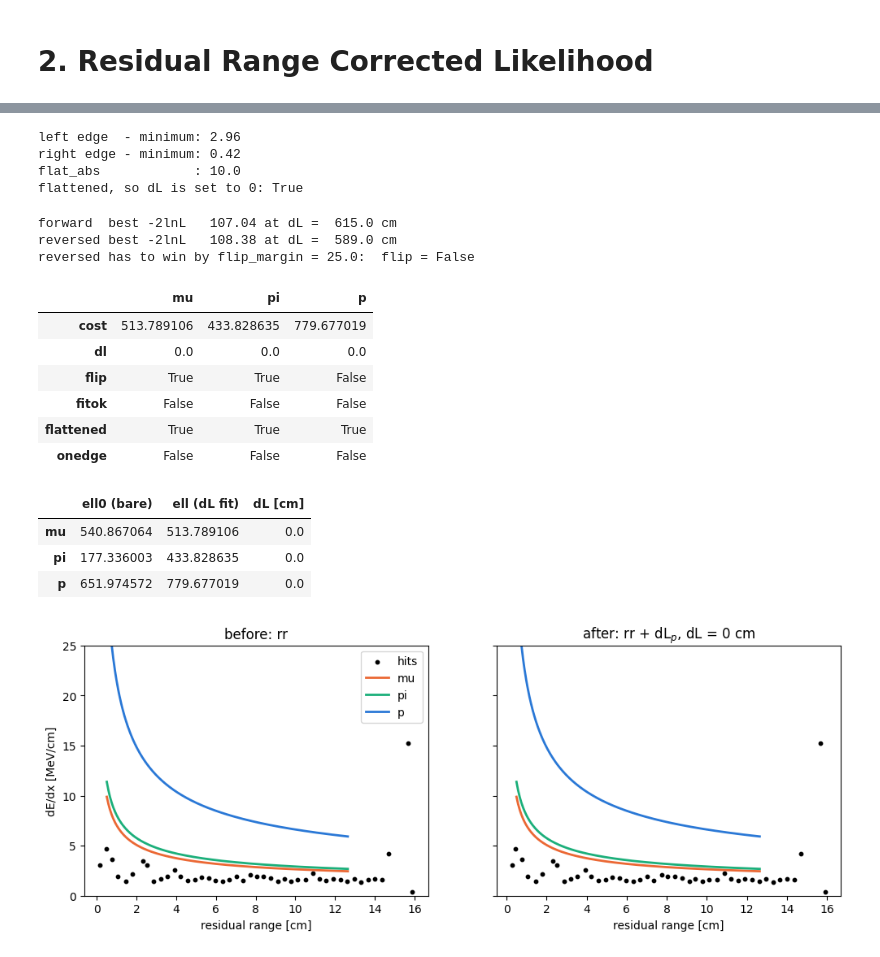
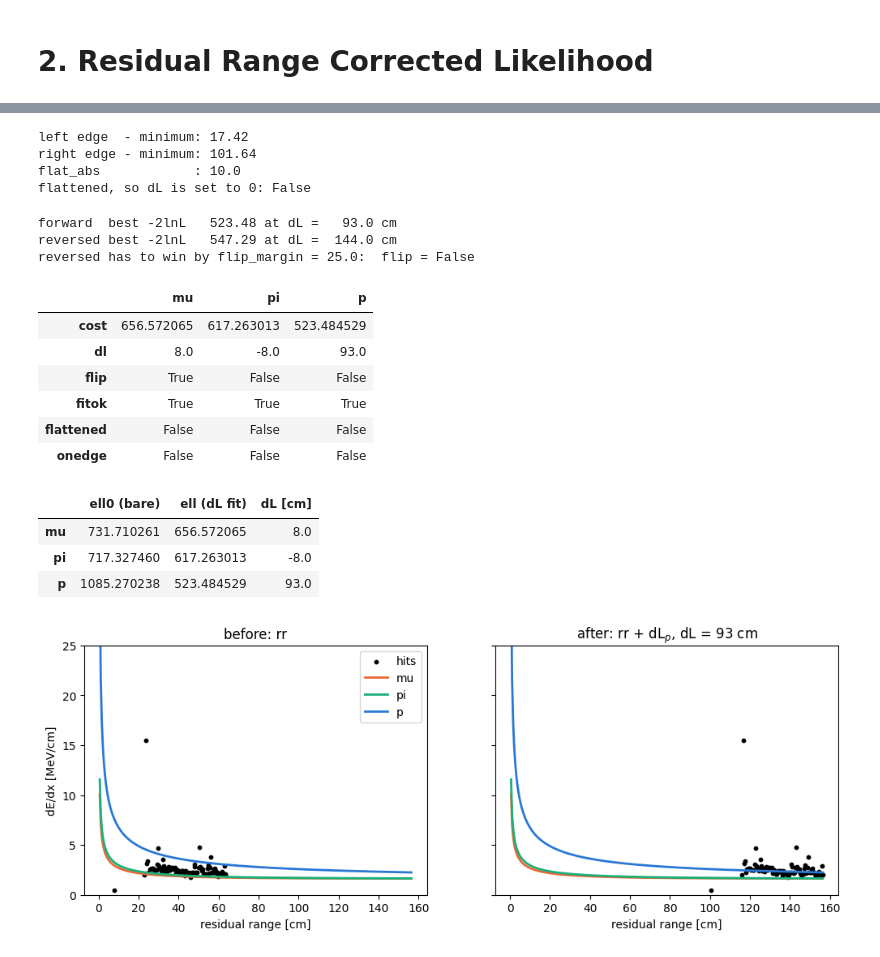
Before and after one commit to sungbinoh/cafpyana, a Jupyter notebook: analysis_village/ll_pid/likelihood_process.ipynb, the cells around one changed output, grey strips where cells are left out. Drawn from its saved outputs; the diff is of its cells as text; code cells hidden in the pictures.

```diff
--- a/analysis_village/ll_pid/likelihood_process.ipynb
+++ b/analysis_village/ll_pid/likelihood_process.ipynb
@@ -63,28 +65,28 @@ track (26, 9, 2, 0)   true pdg 2212
 reco length 16.4 cm,  reco end is 16.2 cm from the true end
 hits per plane: [11, 37, 46]
 # %%
-# file   = "/pnfs/sbnd/scratch/users/maxd/cafpyana_out/dfs/2026_10_16_124625__100k_MC_trkhit_run1gen2/100k_MC_trkhit_run1gen2_10.df"
-# params = llpid.LLPID_PARAMS
-# COLOR  = {"p": "#2a78d6", "mu": "#eb6834", "pi": "#1baf7a"}   # one colour per hypothesis in every plot
-# PDG, TRUE_HYP = 2212, "p"                                      # (13, "mu") or (211, "pi") for another species
+file   = "/pnfs/sbnd/scratch/users/maxd/cafpyana_out/dfs/2026_10_16_124625__100k_MC_trkhit_run1gen2/100k_MC_trkhit_run1gen2_10.df"
+params = llpid.LLPID_PARAMS
+COLOR  = {"p": "#2a78d6", "mu": "#eb6834", "pi": "#1baf7a"}   # one colour per hypothesis in every plot
+PDG, TRUE_HYP = 2212, "p"                                      # (13, "mu") or (211, "pi") for another species
 
-# evt     = pd.read_hdf(file, key="/evt_0")
-# hit_dfs = [pd.read_hdf(file, key=f"/hit{plane}_0") for plane in range(3)]
+evt     = pd.read_hdf(file, key="/evt_0")
+hit_dfs = [pd.read_hdf(file, key=f"/hit{plane}_0") for plane in range(3)]
 
-# # a contained, stopping track whose reco start is on the true start, but whose reco end stops
-# # 5-20 cm short of the true end: the rr correction should find that missing length
-# pdg       = evt["pfp", "trk", "truth", "p", "pdg"]
-# contained = evt["pfp", "trk", "truth", "p", "cont_tpc"] == 1
-# # stopped   = ~evt["pfp", "trk", "truth", "p", "end_process"].isin([7, 8, 9, 10])
-# start_dist = np.sqrt(sum((evt["pfp", "trk", "start", a] - evt["pfp", "trk", "truth", "p", "start", a])**2 for a in "xyz"))
-# end_dist   = np.sqrt(sum((evt["pfp", "trk", "end", a]   - evt["pfp", "trk", "truth", "p", "end", a])**2 for a in "xyz"))
-# good = (np.abs(pdg) == PDG) & contained  & (start_dist < 2) & (end_dist > 15) & (end_dist < 30) & (evt["pfp", "trk", "len"] > 30)
+# a contained, stopping track whose reco start is on the true start, but whose reco end stops
+# 5-20 cm short of the true end: the rr correction should find that missing length
+pdg       = evt["pfp", "trk", "truth", "p", "pdg"]
+contained = evt["pfp", "trk", "truth", "p", "cont_tpc"] == 1
+# stopped   = ~evt["pfp", "trk", "truth", "p", "end_process"].isin([7, 8, 9, 10])
+start_dist = np.sqrt(sum((evt["pfp", "trk", "start", a] - evt["pfp", "trk", "truth", "p", "start", a])**2 for a in "xyz"))
+end_dist   = np.sqrt(sum((evt["pfp", "trk", "end", a]   - evt["pfp", "trk", "truth", "p", "end", a])**2 for a in "xyz"))
+good = (np.abs(pdg) == PDG) & contained  & (start_dist < 2) & (end_dist > 15) & (end_dist < 30) & (evt["pfp", "trk", "len"] > 30)
 
-# trk    = evt.index[good][0]                                    # change [0] to look at another track
-# hitdfs = [df[df.index.droplevel(-1).isin([trk])] for df in hit_dfs]
-# print("track", trk, "  true pdg", pdg[trk])
-# print("reco length", round(evt["pfp", "trk", "len"][trk], 1), "cm,  reco end is", round(end_dist[trk], 1), "cm from the true end")
-# print("hits per plane:", [len(df) for df in hitdfs])
+trk    = evt.index[good][0]                                    # change [0] to look at another track
+hitdfs = [df[df.index.droplevel(-1).isin([trk])] for df in hit_dfs]
+print("track", trk, "  true pdg", pdg[trk])
+print("reco length", round(evt["pfp", "trk", "len"][trk], 1), "cm,  reco end is", round(end_dist[trk], 1), "cm from the true end")
+print("hits per plane:", [len(df) for df in hitdfs])
 # %% [output]
 track (43, 3, 1, 1)   true pdg 2212
 reco length 67.4 cm,  reco end is 22.7 cm from the true end
@@ -316,10 +318,10 @@ print("right edge - minimum:", round((edge_hi - ell_min)[0], 2))
 print("flat_abs            :", params["flat_abs"])
 print("flattened, so dL is set to 0:", ((edge_lo - ell_min) < params["flat_abs"])[0] or ((edge_hi - ell_min) < params["flat_abs"])[0])
 # %% [output]
-left edge  - minimum: 2.96
-right edge - minimum: 0.42
+left edge  - minimum: 17.42
+right edge - minimum: 101.64
 flat_abs            : 10.0
-flattened, so dL is set to 0: True
+flattened, so dL is set to 0: False
 # %%
 rev_ell, rev_dl, rev_zero = llpid._scan(planes, tables, hyp, coarse, fine, priors[hyp], len(tracks), flipped=True)
 fwd_min, rev_min = np.nanmin(fine_ell[:, 0]), np.nanmin(rev_ell[:, 0])
@@ -327,8 +329,8 @@ print(f"forward  best -2lnL {fwd_min:8.2f} at dL = {fine_dl[np.nanargmin(fine_el
 print(f"reversed best -2lnL {rev_min:8.2f} at dL = {rev_dl[np.nanargmin(rev_ell[:, 0]), 0]:6.1f} cm")
 print(f"reversed has to win by flip_margin = {params['flip_margin']}:  flip = {fwd_min - rev_min > params['flip_margin']}")
 # %% [output]
-forward  best -2lnL   107.04 at dL =  615.0 cm
-reversed best -2lnL   108.38 at dL =  589.0 cm
+forward  best -2lnL   523.48 at dL =   93.0 cm
+reversed best -2lnL   547.29 at dL =  144.0 cm
 reversed has to win by flip_margin = 25.0:  flip = False
 # %%
 fits = llpid._fit_dl(planes, tables, priors, dl_min, n_hits, params, llpid.HYPS)
@@ -336,11 +338,11 @@ pd.DataFrame({hyp: {name: fits[hyp][name][0] for name in ("cost", "dl", "flip",
               for hyp in llpid.HYPS})
 # %% [output]
 |  | mu | pi | p |
-| cost | 513.789106 | 433.828635 | 779.677019 |
-| dl | 0.0 | 0.0 | 0.0 |
-| flip | True | True | False |
-| fitok | False | False | False |
-| flattened | True | True | True |
+| cost | 656.572065 | 617.263013 | 523.484529 |
+| dl | 8.0 | -8.0 | 93.0 |
+| flip | True | False | False |
+| fitok | True | True | True |
+| flattened | False | False | False |
 | onedge | False | False | False |
 # %%
 lldf = llpid.likelihood(hitdfs, rrcorr=True, params=params)
@@ -349,22 +351,21 @@ pd.DataFrame({"ell0 (bare)":  [lldf["ell0_" + h].iloc[0] for h in llpid.HYPS],
               "dL [cm]":      [lldf["dl_" + h].iloc[0] for h in llpid.HYPS]}, index=llpid.HYPS)
 # %% [output]
 |  | ell0 (bare) | ell (dL fit) | dL [cm] |
-| mu | 540.867064 | 513.789106 | 0.0 |
-| pi | 177.336003 | 433.828635 | 0.0 |
-| p | 651.974572 | 779.677019 | 0.0 |
+| mu | 731.710261 | 656.572065 | 8.0 |
+| pi | 717.327460 | 617.263013 | -8.0 |
+| p | 1085.270238 | 523.484529 | 93.0 |
 # %%
 hdf  = hitdfs[2]
 dl   = lldf["dl_" + TRUE_HYP].iloc[0]
 fig, ax = plt.subplots(1, 2, figsize=(12, 4), sharey=True)
-for a, rr, title in [(ax[0], hdf["rr"], "before: rr"),
-                     (ax[1], llpid.rr_corr(hdf, lldf, TRUE_HYP), f"after: rr + dL$_{{{TRUE_HYP}}}$, dL = {dl:.0f} cm")]:
+for a, rr, title in [(ax[0], hdf["rr"], "before: rr"), (ax[1], llpid.rr_corr(hdf, lldf, TRUE_HYP), f"after: rr + dL$_{{{TRUE_HYP}}}$, dL = {dl:.0f} cm")]:
     a.scatter(rr, hdf["dedx"], s=10, c="k", label="hits")
     for h in llpid.HYPS:
-        rr_grid = np.linspace(0.5, c["rr"].max()+dl, 300)
+        rr_grid = np.linspace(0.5, hdf["rr"].max()+dl, 300)
         KE = llpid._ke_from_rr(llpid._ke_table(h), rr_grid)
         a.plot(rr_grid, llpid._pdf_params(KE, llpid.MASS[h], pitch)[3], color=COLOR[h], lw=2, label=h)
     a.set(xlabel="residual range [cm]", title=title, ylim=(0, 25))
 ax[0].set_ylabel("dE/dx [MeV/cm]"); ax[0].legend()
 plt.show()
 # %% [output]
-[figure, old version]
+[figure, new version]
```
Also changed, not shown: parts of 9 cells of this notebook, 4 other files.
